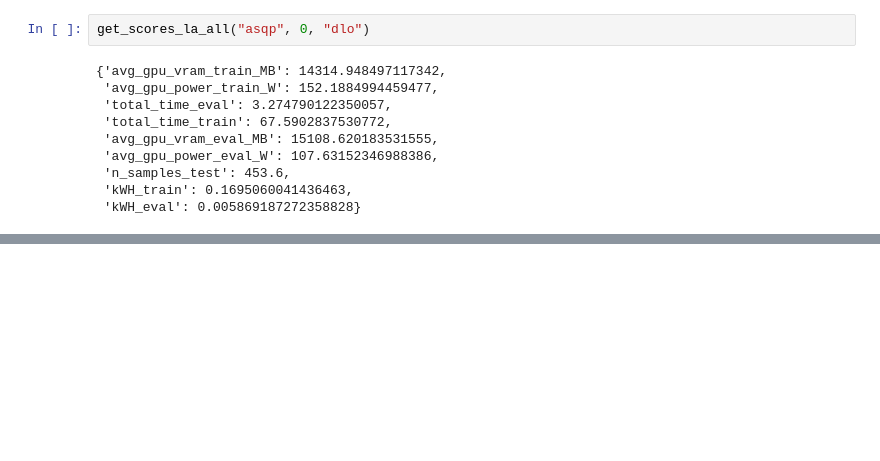
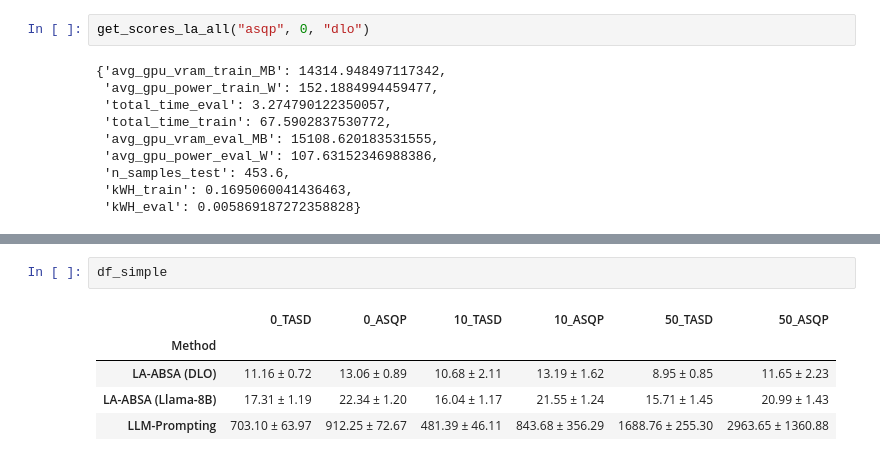
Before and after one commit to NilsHellwig/LA-ABSA, a Jupyter notebook: plots/02_memory_usage_analysis.ipynb, the cells around one changed output, grey strips where cells are left out. Cells and saved outputs as stored; diff of their text form; blank space fills up the shorter version.

Commit message:
add memory table

```diff
--- a/plots/02_memory_usage_analysis.ipynb
+++ b/plots/02_memory_usage_analysis.ipynb
@@ -349,0 +490,8 @@ create_all_plots()
+# %%
+df_simple
+# %% [output]
+|  | 0_TASD | 0_ASQP | 10_TASD | 10_ASQP | 50_TASD | 50_ASQP |
+| Method |  |  |  |  |  |  |
+| LA-ABSA (DLO) | 11.16 ± 0.72 | 13.06 ± 0.89 | 10.68 ± 2.11 | 13.19 ± 1.62 | 8.95 ± 0.85 | 11.65 ± 2.23 |
+| LA-ABSA (Llama-8B) | 17.31 ± 1.19 | 22.34 ± 1.20 | 16.04 ± 1.17 | 21.55 ± 1.24 | 15.71 ± 1.45 | 20.99 ± 1.43 |
+| LLM-Prompting | 703.10 ± 63.97 | 912.25 ± 72.67 | 481.39 ± 46.11 | 843.68 ± 356.29 | 1688.76 ± 255.30 | 2963.65 ± 1360.88 |
```
Also changed, not shown: parts of 5 cells of this notebook, 3 other files.
